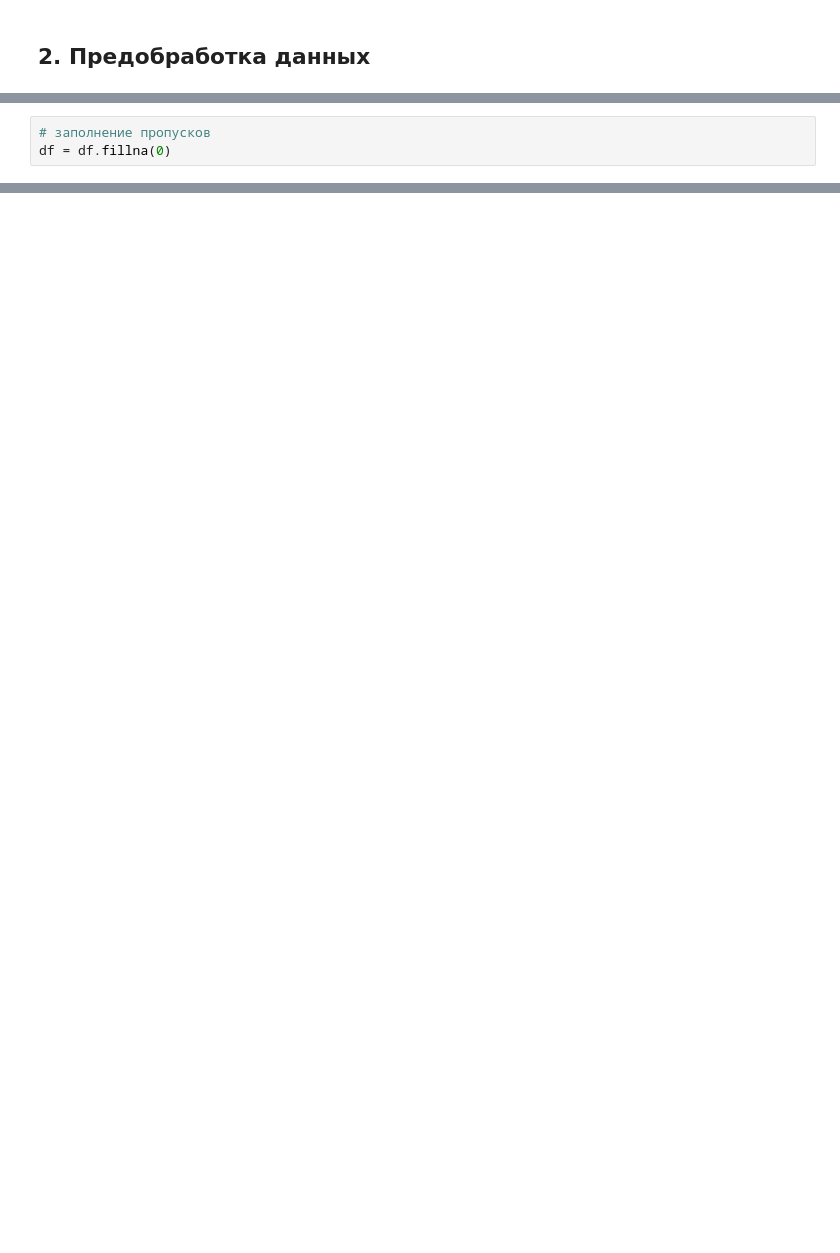
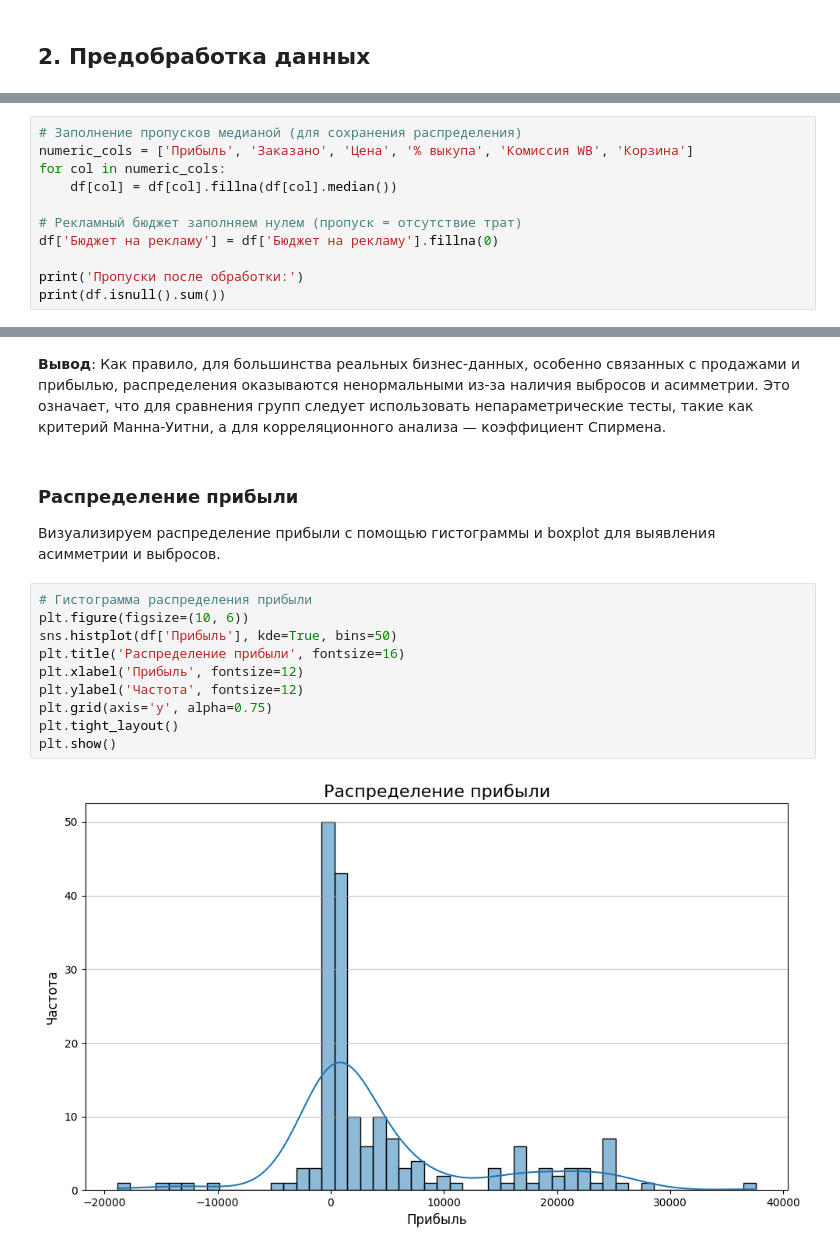
Before and after one commit to ArinaKrasotina/data-analysis, a Jupyter notebook: statistika/analysis.ipynb, the cells around one changed output, grey strips where cells are left out. Drawn from its saved outputs; the diff is of its cells as text; blank space fills up the shorter version.

```diff
--- a/statistika/analysis.ipynb
+++ b/statistika/analysis.ipynb
@@ -77,3 +79,0 @@ df = df.drop(columns=['Цена с СПП', 'Штрафы|Обезличка'])
-# %%
-# заполнение пропусков
-df = df.fillna(0)
@@ -277,0 +100,11 @@ PearsonRResult(statistic=np.float64(0.4456777579867252), pvalue=np.float64(2.578
+# %%
+# Заполнение пропусков медианой (для сохранения распределения)
+numeric_cols = ['Прибыль', 'Заказано', 'Цена', '% выкупа', 'Комиссия WB', 'Корзина']
+for col in numeric_cols:
+    df[col] = df[col].fillna(df[col].median())
+
+# Рекламный бюджет заполняем нулем (пропуск = отсутствие трат)
+df['Бюджет на рекламу'] = df['Бюджет на рекламу'].fillna(0)
+
+print('Пропуски после обработки:')
+print(df.isnull().sum())
@@ -277,0 +200,18 @@ PearsonRResult(statistic=np.float64(0.4456777579867252), pvalue=np.float64(2.578
+# %% [markdown]
+**Вывод**: Как правило, для большинства реальных бизнес-данных, особенно связанных с продажами и прибылью, распределения оказываются ненормальными из-за наличия выбросов и асимметрии. Это означает, что для сравнения групп следует использовать непараметрические тесты, такие как критерий Манна-Уитни, а для корреляционного анализа — коэффициент Спирмена.
+# %% [markdown]
+### Распределение прибыли
+
+Визуализируем распределение прибыли с помощью гистограммы и boxplot для выявления асимметрии и выбросов.
+# %%
+# Гистограмма распределения прибыли
+plt.figure(figsize=(10, 6))
+sns.histplot(df['Прибыль'], kde=True, bins=50)
+plt.title('Распределение прибыли', fontsize=16)
+plt.xlabel('Прибыль', fontsize=12)
+plt.ylabel('Частота', fontsize=12)
+plt.grid(axis='y', alpha=0.75)
+plt.tight_layout()
+plt.show()
+# %% [output]
+[figure, added]
```
Also changed, not shown: parts of 96 cells of this notebook, 1 other file.
